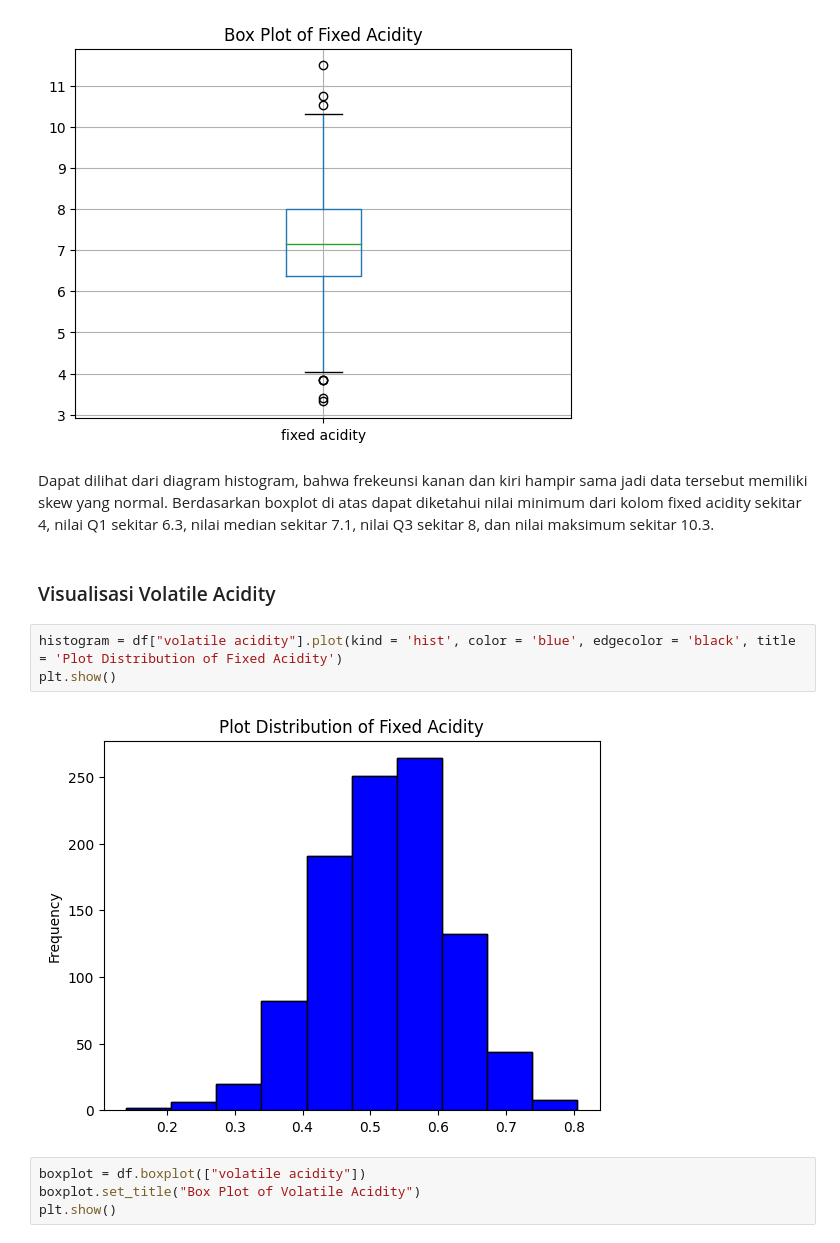
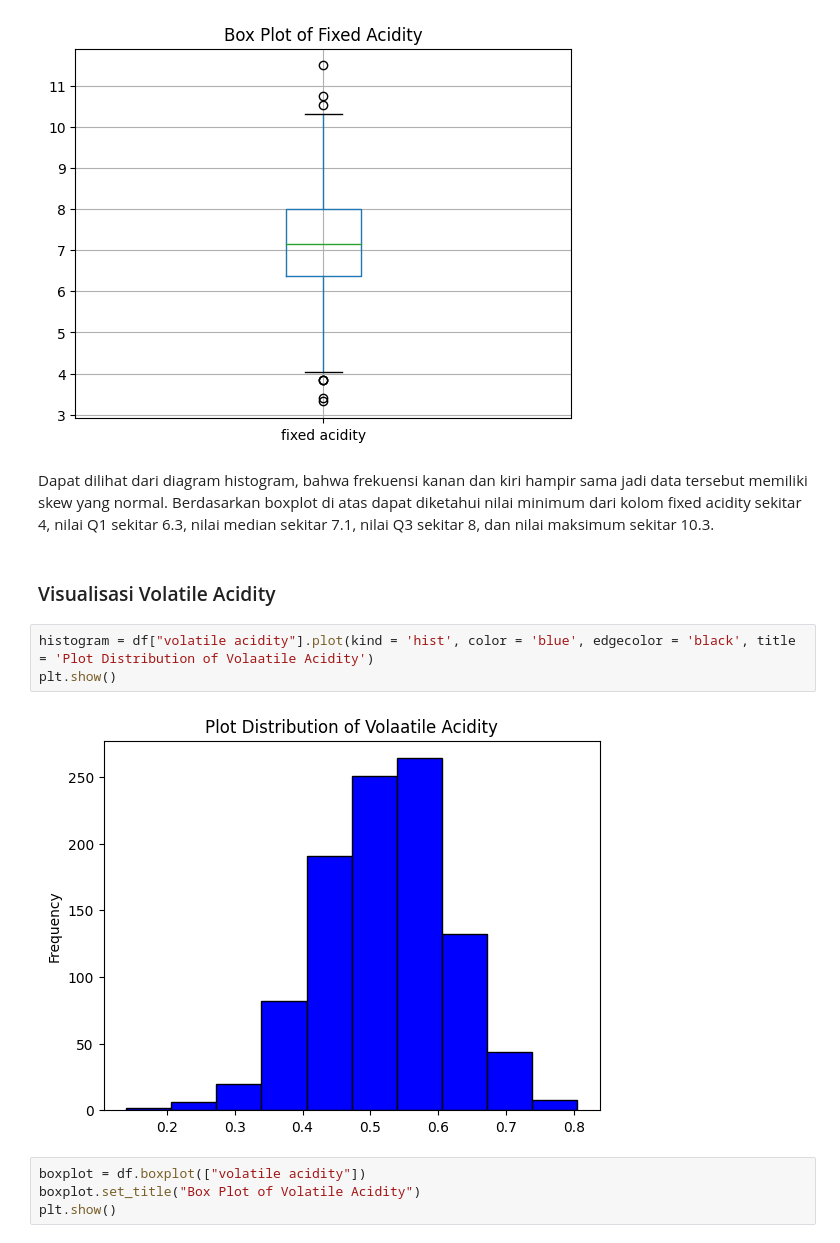
Before and after one commit to dhanikanovlisa/K02-T1-IF2220-13521132, a Jupyter notebook: K02-T1-IF2220-13521132.ipynb, the cells around one changed output. Saved outputs shown, nothing was run; the diff lists cells and outputs as text.

```diff
--- a/K02-T1-IF2220-13521132.ipynb
+++ b/K02-T1-IF2220-13521132.ipynb
@@ -327,14 +327,14 @@ plt.show()
 # %% [output]
 [figure]
 # %% [markdown]
-<span style='font-family:Helvetica'> Dapat dilihat dari diagram histogram, bahwa frekeunsi kanan dan kiri hampir sama jadi data tersebut memiliki skew yang normal. Berdasarkan boxplot di atas dapat diketahui nilai minimum dari kolom fixed acidity sekitar 4, nilai Q1 sekitar 6.3, nilai median sekitar 7.1, nilai Q3 sekitar 8, dan nilai maksimum sekitar 10.3.
+<span style='font-family:Helvetica'> Dapat dilihat dari diagram histogram, bahwa frekuensi kanan dan kiri hampir sama jadi data tersebut memiliki skew yang normal. Berdasarkan boxplot di atas dapat diketahui nilai minimum dari kolom fixed acidity sekitar 4, nilai Q1 sekitar 6.3, nilai median sekitar 7.1, nilai Q3 sekitar 8, dan nilai maksimum sekitar 10.3.
 # %% [markdown]
 ### Visualisasi Volatile Acidity
 # %%
-histogram = df["volatile acidity"].plot(kind = 'hist', color = 'blue', edgecolor = 'black', title = 'Plot Distribution of Fixed Acidity')
+histogram = df["volatile acidity"].plot(kind = 'hist', color = 'blue', edgecolor = 'black', title = 'Plot Distribution of Volaatile Acidity')
 plt.show()
 # %% [output]
-[figure, old version]
+[figure, new version]
 # %%
 boxplot = df.boxplot(["volatile acidity"])
 boxplot.set_title("Box Plot of Volatile Acidity")
```
Also changed, not shown: parts of 46 cells of this notebook, 1 other file.
